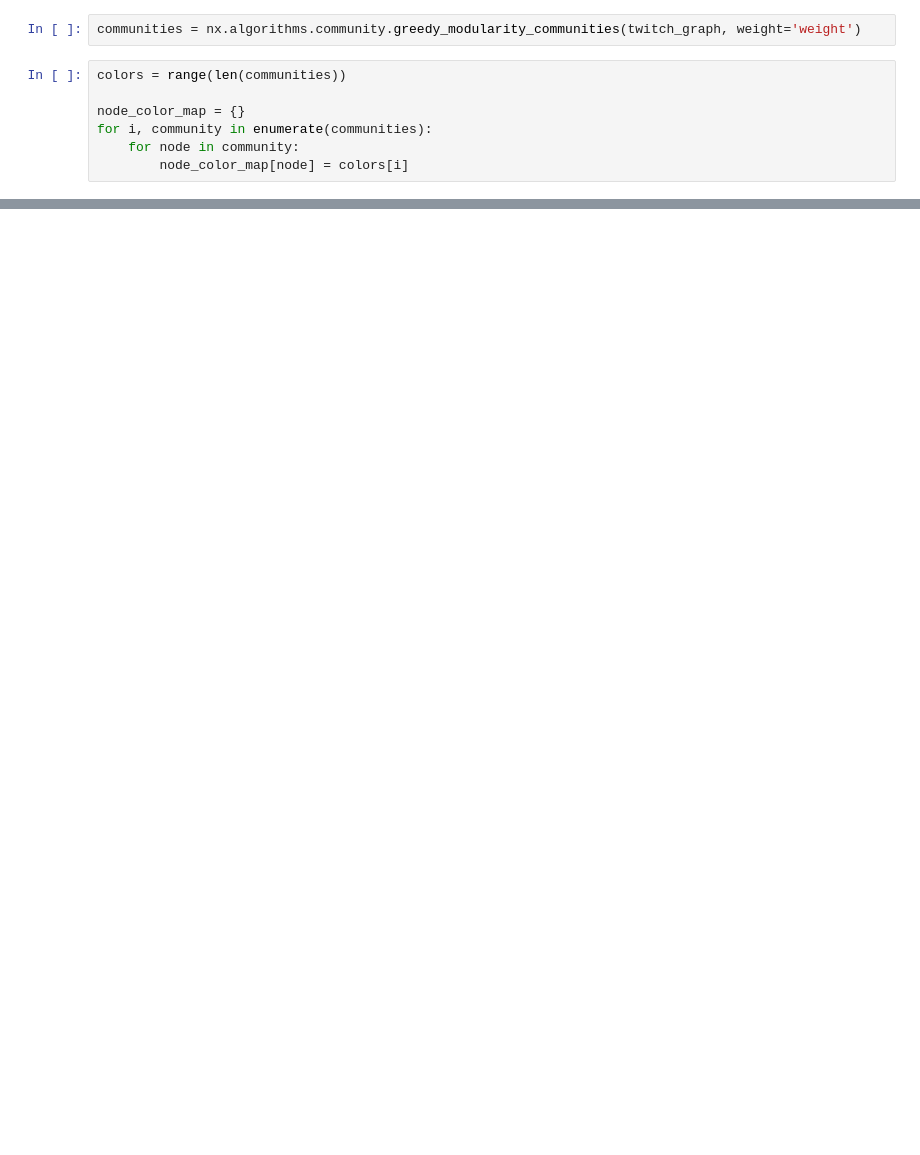
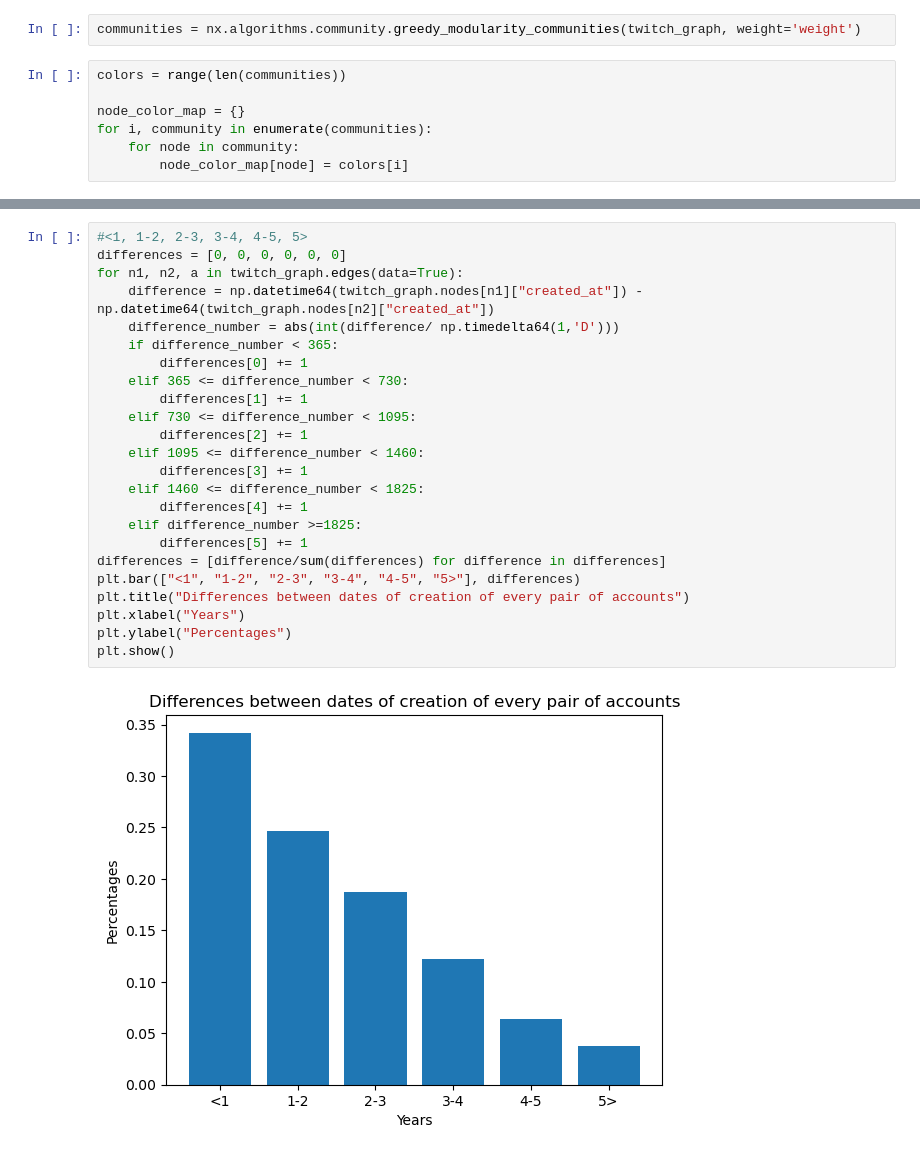
Before and after one commit to Yorlock/AIESS, a Jupyter notebook: Twitch-graph analysis.ipynb, the cells around one changed output, grey strips where cells are left out. Drawn from its saved outputs; the diff is of its cells as text; blank space fills up the shorter version.

```diff
--- a/Twitch-graph analysis.ipynb
+++ b/Twitch-graph analysis.ipynb
@@ -166,0 +219,26 @@ plt.show()
+# %%
+#<1, 1-2, 2-3, 3-4, 4-5, 5>
+differences = [0, 0, 0, 0, 0, 0]
+for n1, n2, a in twitch_graph.edges(data=True):
+    difference = np.datetime64(twitch_graph.nodes[n1]["created_at"]) - np.datetime64(twitch_graph.nodes[n2]["created_at"])
+    difference_number = abs(int(difference/ np.timedelta64(1,'D')))
+    if difference_number < 365:
+        differences[0] += 1
+    elif 365 <= difference_number < 730:
+        differences[1] += 1
+    elif 730 <= difference_number < 1095:
+        differences[2] += 1
+    elif 1095 <= difference_number < 1460:
+        differences[3] += 1
+    elif 1460 <= difference_number < 1825:
+        differences[4] += 1
+    elif difference_number >=1825:
+        differences[5] += 1
+differences = [difference/sum(differences) for difference in differences]
+plt.bar(["<1", "1-2", "2-3", "3-4", "4-5", "5>"], differences)
+plt.title("Differences between dates of creation of every pair of accounts")
+plt.xlabel("Years")
+plt.ylabel("Percentages")
+plt.show()
+# %% [output]
+[figure, added]
```
Also changed, not shown: parts of 12 cells of this notebook.
